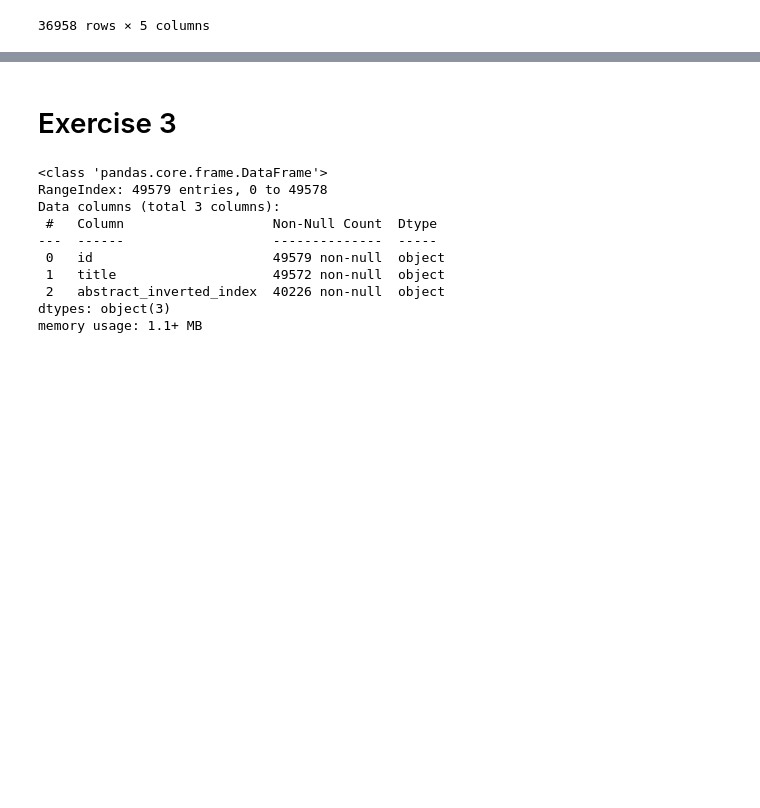
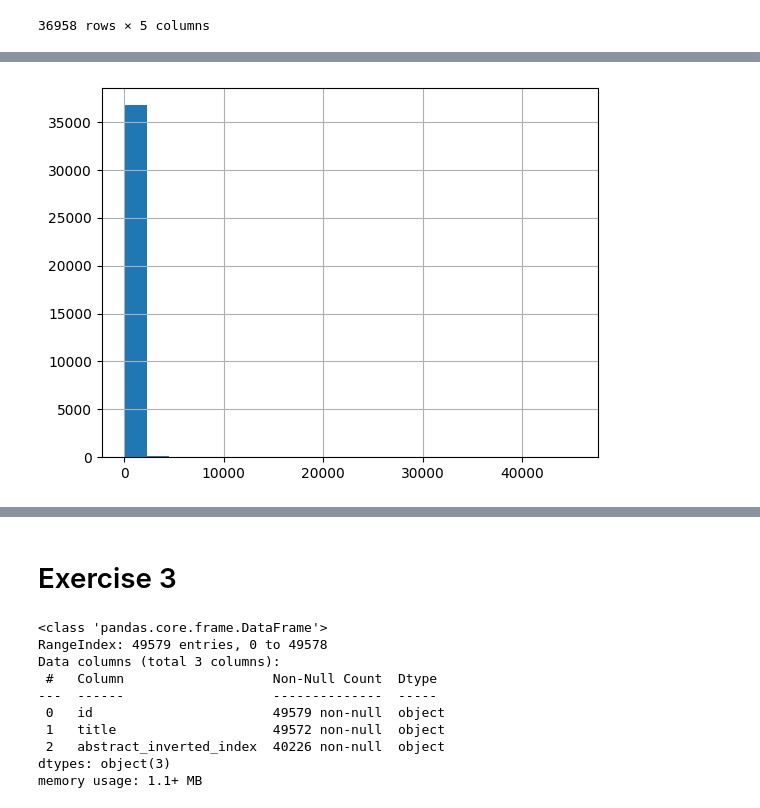
Before and after one commit to bertagrim/grenoble4research, a Jupyter notebook: grenoble4research.ipynb, the cells around one changed output, grey strips where cells are left out. Saved outputs shown, nothing was run; the diff lists cells and outputs as text; code cells hidden in the pictures; blank space fills up the shorter version.

```diff
--- a/grenoble4research.ipynb
+++ b/grenoble4research.ipynb
@@ -563,3 +553,7 @@ grenoble_authors.nlargest(10, 'connectedness_3')
 | 1851 | https://openalex.org/A2171459722 | Laurence Bouillet | 94 | 203 | 19082 |
 | 1429 | https://openalex.org/A1916288200 | Sylvain Barraud | 92 | 177 | 16284 |
 | 1175 | https://openalex.org/A2577985073 | Jean-Luc Bosson | 60 | 255 | 15300 |
+# %%
+hist = grenoble_authors['connectedness_3'].hist(bins=20)
+# %% [output]
+[figure, added]
```
Also changed, not shown: parts of 74 cells of this notebook.
